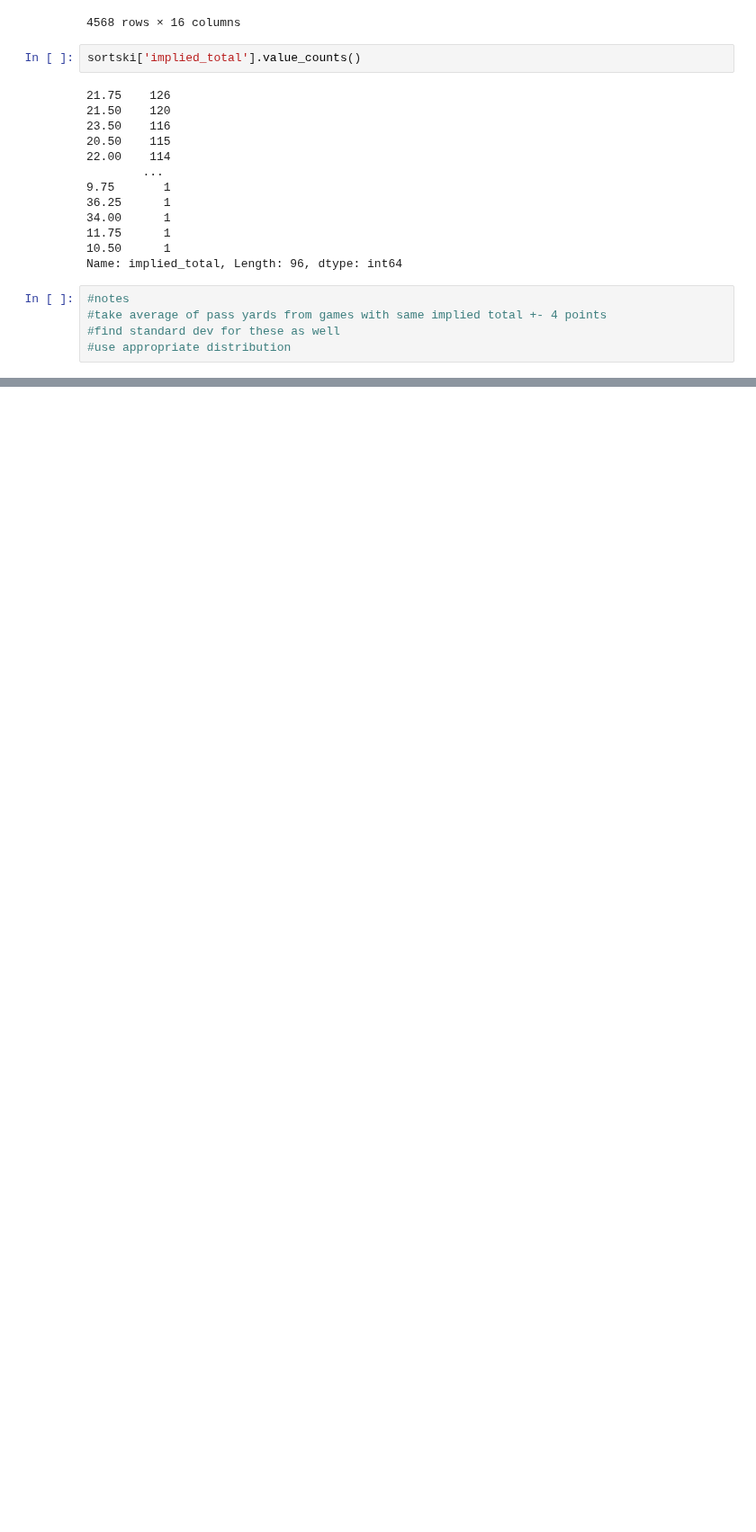
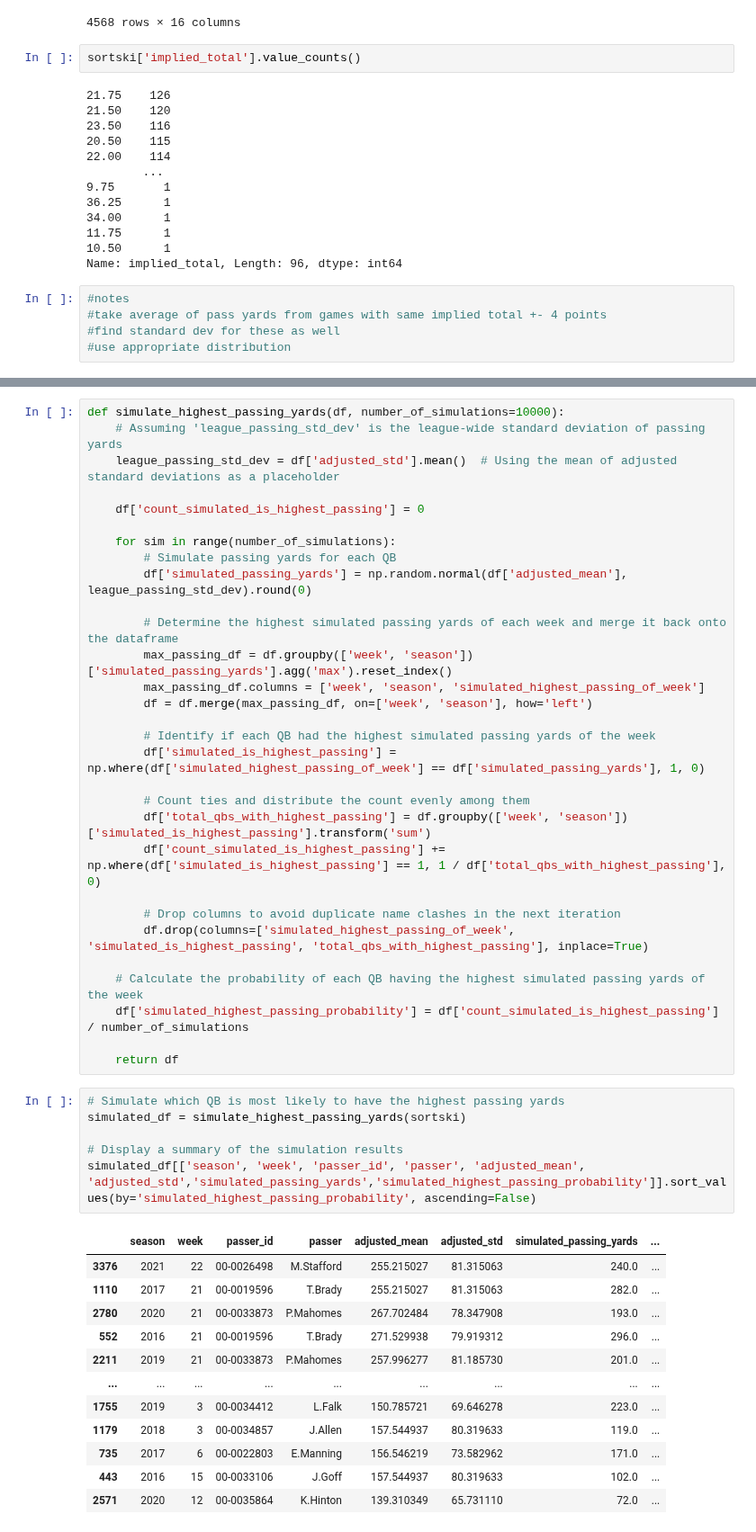
Before and after one commit to bhuggard/CheckTheCover, a Jupyter notebook: herewego.ipynb, the cells around one changed output, grey strips where cells are left out. Shown at 90% size. Saved outputs shown, nothing was run; the diff lists cells and outputs as text; blank space fills up the shorter version.

```diff
--- a/herewego.ipynb
+++ b/herewego.ipynb
@@ -264,0 +306,49 @@ Name: implied_total, Length: 96, dtype: int64
+# %%
+def simulate_highest_passing_yards(df, number_of_simulations=10000):
+    # Assuming 'league_passing_std_dev' is the league-wide standard deviation of passing yards
+    league_passing_std_dev = df['adjusted_std'].mean()  # Using the mean of adjusted standard deviations as a placeholder
+
+    df['count_simulated_is_highest_passing'] = 0
+
+    for sim in range(number_of_simulations):
+        # Simulate passing yards for each QB
+        df['simulated_passing_yards'] = np.random.normal(df['adjusted_mean'], league_passing_std_dev).round(0)
+
+        # Determine the highest simulated passing yards of each week and merge it back onto the dataframe
+        max_passing_df = df.groupby(['week', 'season'])['simulated_passing_yards'].agg('max').reset_index()
+        max_passing_df.columns = ['week', 'season', 'simulated_highest_passing_of_week']
+        df = df.merge(max_passing_df, on=['week', 'season'], how='left')
+
+        # Identify if each QB had the highest simulated passing yards of the week
+        df['simulated_is_highest_passing'] = np.where(df['simulated_highest_passing_of_week'] == df['simulated_passing_yards'], 1, 0)
+
+        # Count ties and distribute the count evenly among them
+        df['total_qbs_with_highest_passing'] = df.groupby(['week', 'season'])['simulated_is_highest_passing'].transform('sum')
+        df['count_simulated_is_highest_passing'] += np.where(df['simulated_is_highest_passing'] == 1, 1 / df['total_qbs_with_highest_passing'], 0)
+
+        # Drop columns to avoid duplicate name clashes in the next iteration
+        df.drop(columns=['simulated_highest_passing_of_week', 'simulated_is_highest_passing', 'total_qbs_with_highest_passing'], inplace=True)
+
+    # Calculate the probability of each QB having the highest simulated passing yards of the week
+    df['simulated_highest_passing_probability'] = df['count_simulated_is_highest_passing'] / number_of_simulations
+
+    return df
+# %%
+# Simulate which QB is most likely to have the highest passing yards
+simulated_df = simulate_highest_passing_yards(sortski)
+
+# Display a summary of the simulation results
+simulated_df[['season', 'week', 'passer_id', 'passer', 'adjusted_mean', 'adjusted_std','simulated_passing_yards','simulated_highest_passing_probability']].sort_values(by='simulated_highest_passing_probability', ascending=False)
+# %% [output]
+|  | season | week | passer_id | passer | adjusted_mean | adjusted_std | simulated_passing_yards | ... |
+| 3376 | 2021 | 22 | 00-0026498 | M.Stafford | 255.215027 | 81.315063 | 240.0 | ... |
+| 1110 | 2017 | 21 | 00-0019596 | T.Brady | 255.215027 | 81.315063 | 282.0 | ... |
+| 2780 | 2020 | 21 | 00-0033873 | P.Mahomes | 267.702484 | 78.347908 | 193.0 | ... |
+| 552 | 2016 | 21 | 00-0019596 | T.Brady | 271.529938 | 79.919312 | 296.0 | ... |
+| 2211 | 2019 | 21 | 00-0033873 | P.Mahomes | 257.996277 | 81.185730 | 201.0 | ... |
+| ... | ... | ... | ... | ... | ... | ... | ... | ... |
+| 1755 | 2019 | 3 | 00-0034412 | L.Falk | 150.785721 | 69.646278 | 223.0 | ... |
+| 1179 | 2018 | 3 | 00-0034857 | J.Allen | 157.544937 | 80.319633 | 119.0 | ... |
+| 735 | 2017 | 6 | 00-0022803 | E.Manning | 156.546219 | 73.582962 | 171.0 | ... |
+| 443 | 2016 | 15 | 00-0033106 | J.Goff | 157.544937 | 80.319633 | 102.0 | ... |
+| 2571 | 2020 | 12 | 00-0035864 | K.Hinton | 139.310349 | 65.731110 | 72.0 | ... |
```
Also changed, not shown: parts of 9 cells of this notebook.
